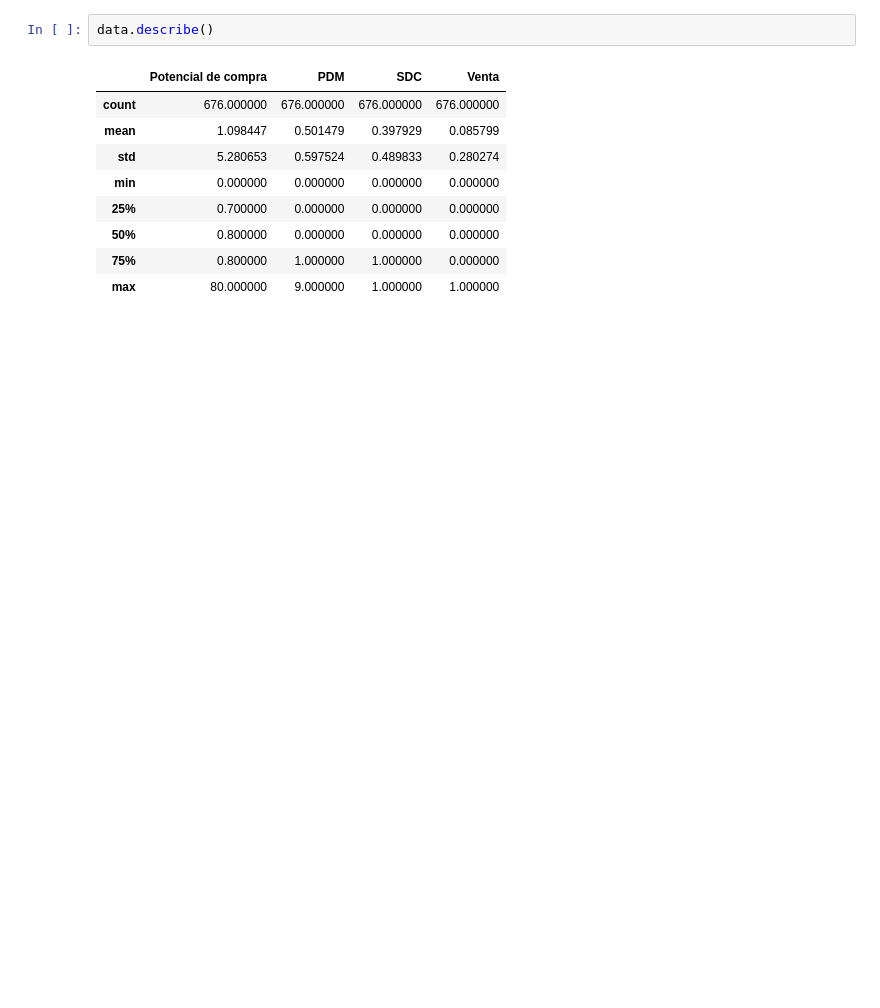
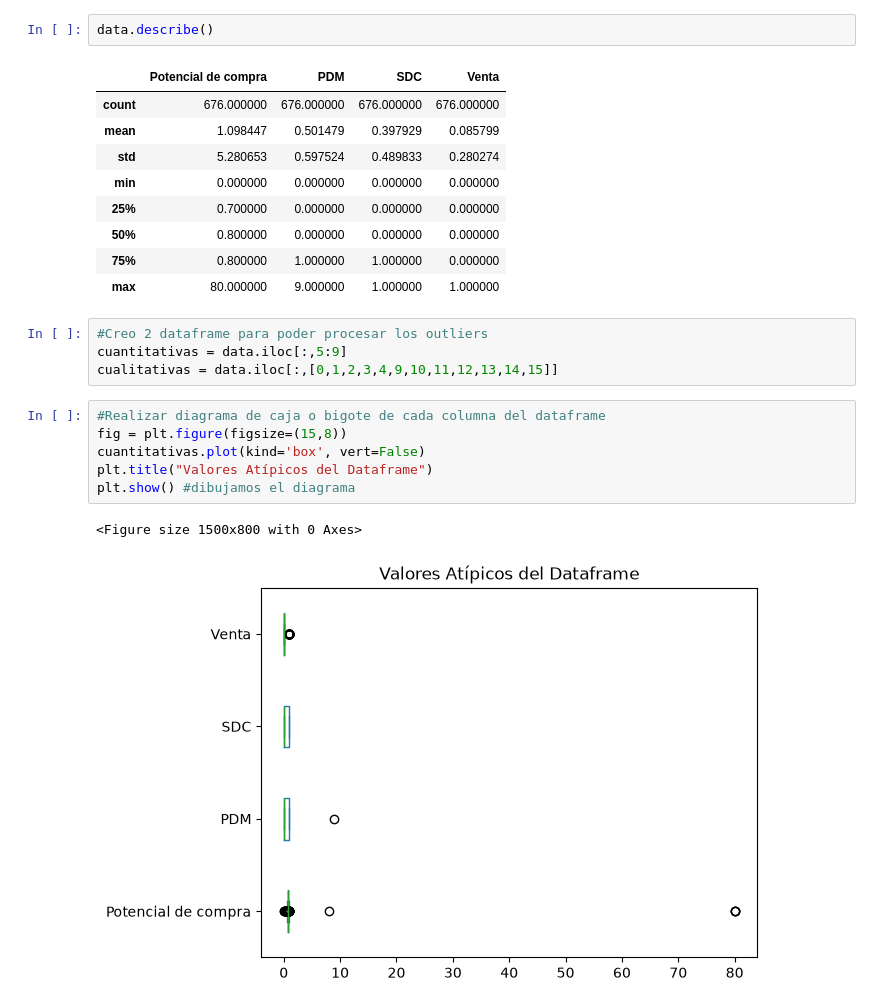
Before and after one commit to DavidMazonJuarez08/Valores-Atipicos, a Jupyter notebook: Actividad_3.1/Citas_Digital_Filtrado_Sin_Outliers.ipynb, the cells around one changed output. Drawn from its saved outputs; the diff is of its cells as text; blank space fills up the shorter version.

Commit message:
Código de la limpieza de los outliers de la base Citas Digital

```diff
--- a/Actividad_3.1/Citas_Digital_Filtrado_Sin_Outliers.ipynb
+++ b/Actividad_3.1/Citas_Digital_Filtrado_Sin_Outliers.ipynb
@@ -33,3 +54,16 @@ data.describe()
 | 50% | 0.800000 | 0.000000 | 0.000000 | 0.000000 |
 | 75% | 0.800000 | 1.000000 | 1.000000 | 0.000000 |
 | max | 80.000000 | 9.000000 | 1.000000 | 1.000000 |
+# %%
+#Creo 2 dataframe para poder procesar los outliers
+cuantitativas = data.iloc[:,5:9]
+cualitativas = data.iloc[:,[0,1,2,3,4,9,10,11,12,13,14,15]]
+# %%
+#Realizar diagrama de caja o bigote de cada columna del dataframe
+fig = plt.figure(figsize=(15,8))
+cuantitativas.plot(kind='box', vert=False)
+plt.title("Valores Atípicos del Dataframe")
+plt.show() #dibujamos el diagrama
+# %% [output]
+<Figure size 1500x800 with 0 Axes>
+[figure, added]
```
Also changed, not shown: parts of 16 cells of this notebook.
